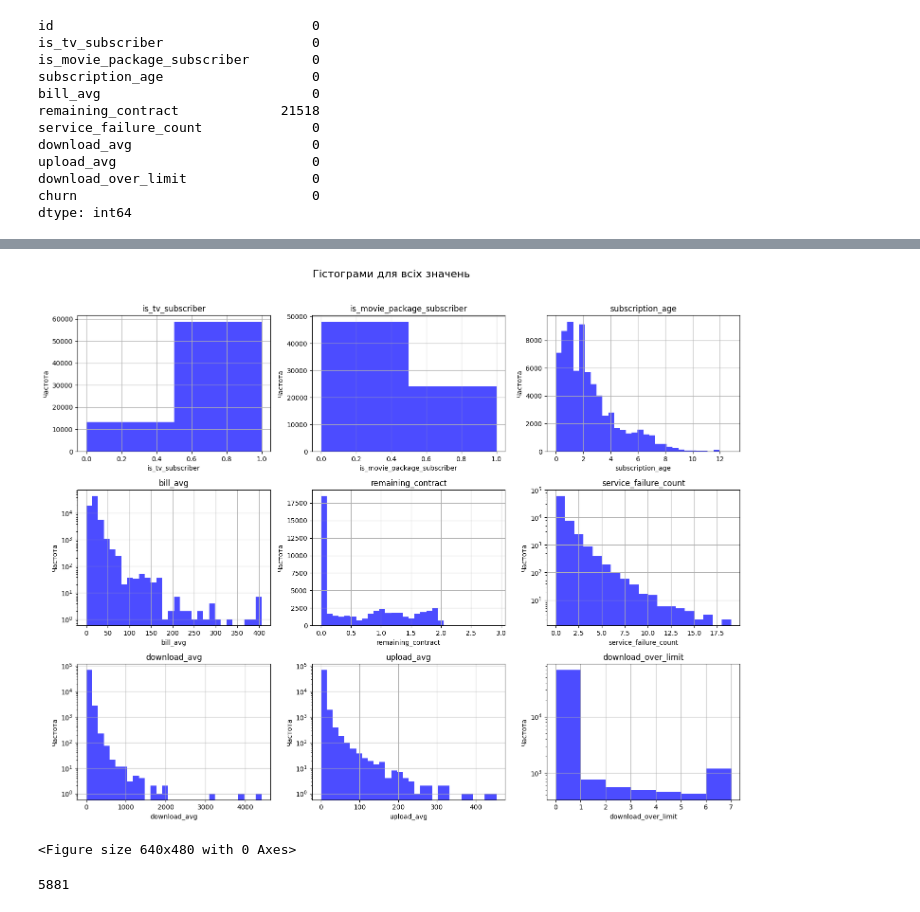
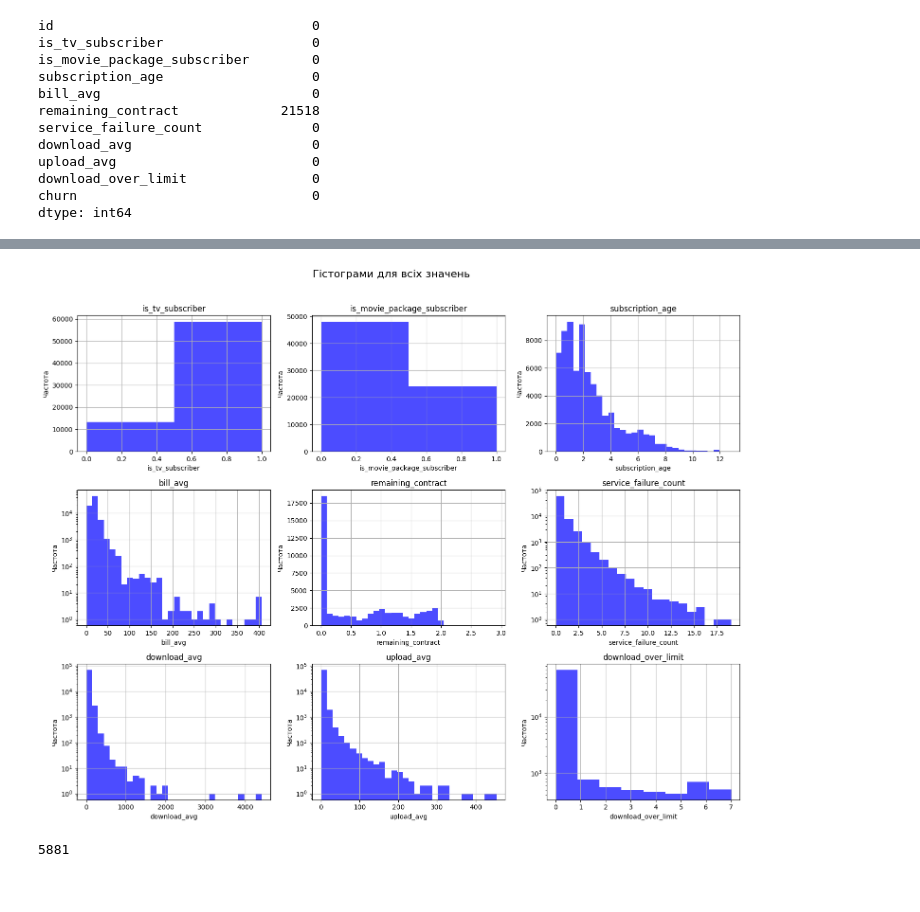
Before and after one commit to AndriiLi/project1_group2, a Jupyter notebook: clean_data.ipynb, the cells around one changed output, grey strips where cells are left out. Drawn from its saved outputs; the diff is of its cells as text; code cells hidden in the pictures.

```diff
--- a/clean_data.ipynb
+++ b/clean_data.ipynb
@@ -124,34 +123,33 @@ plt.savefig("results/correlation_matrix_full.png")
 # %%
 # Вибір колонок для побудови гістограм (без першої та останньої)
 columns_to_plot = df.columns[1:-1]
 
 # Створення фігури та підграфіків (3 рядки по 3 підграфіки)
 fig, axes = plt.subplots(3, 3, figsize=(15, 12))  # 3x3 сітка, загальний розмір фігури 15x12 дюймів
 fig.suptitle('Гістограми для всіх значень', fontsize=16)
 
 # Перебір колонок і відповідних підграфіків
 for i, column in enumerate(columns_to_plot):
     ax = axes[i // 3, i % 3]  # Вибір підграфіка в сітці
     nof_bins = 30
     if i == 0 or i == 1: nof_bins = 2
-    if i == 5 or i == 8: nof_bins = df[column].max()
+    if i == 5 or i == 8: nof_bins = int(df[column].max())+1
 
     ax.hist(df[column].dropna(), bins=nof_bins, color='blue', alpha=0.7)  # Побудова гістограми
     ax.set_title(f'{column}')  # Назва для кожного підграфіка
     ax.set_xlabel(column)
     ax.set_ylabel('Частота')
     ax.grid(True)  # Додавання сітки
     if i == 3 or i == 5 or i == 6 or i == 7 or i == 8: ax.set_yscale("log")
 
 # Автоматичне коригування відстаней між підграфіками
 plt.tight_layout(rect=[0, 0, 1, 0.96])
 
 # Відображення фігури
+plt.savefig("results/histograms_raw.png")
 plt.show()
-plt.savefig("results/histograms_raw.png")
 # %% [output]
-[figure, old version]
+[figure, new version]
-<Figure size 640x480 with 0 Axes>
 # %%
 filtered_df = df[(df['download_avg'] == 0) & (df['upload_avg'] == 0)]
 missing_values_count = filtered_df['remaining_contract'].isna().sum()
```
Also changed, not shown: parts of 5 cells of this notebook, 8 other files.
